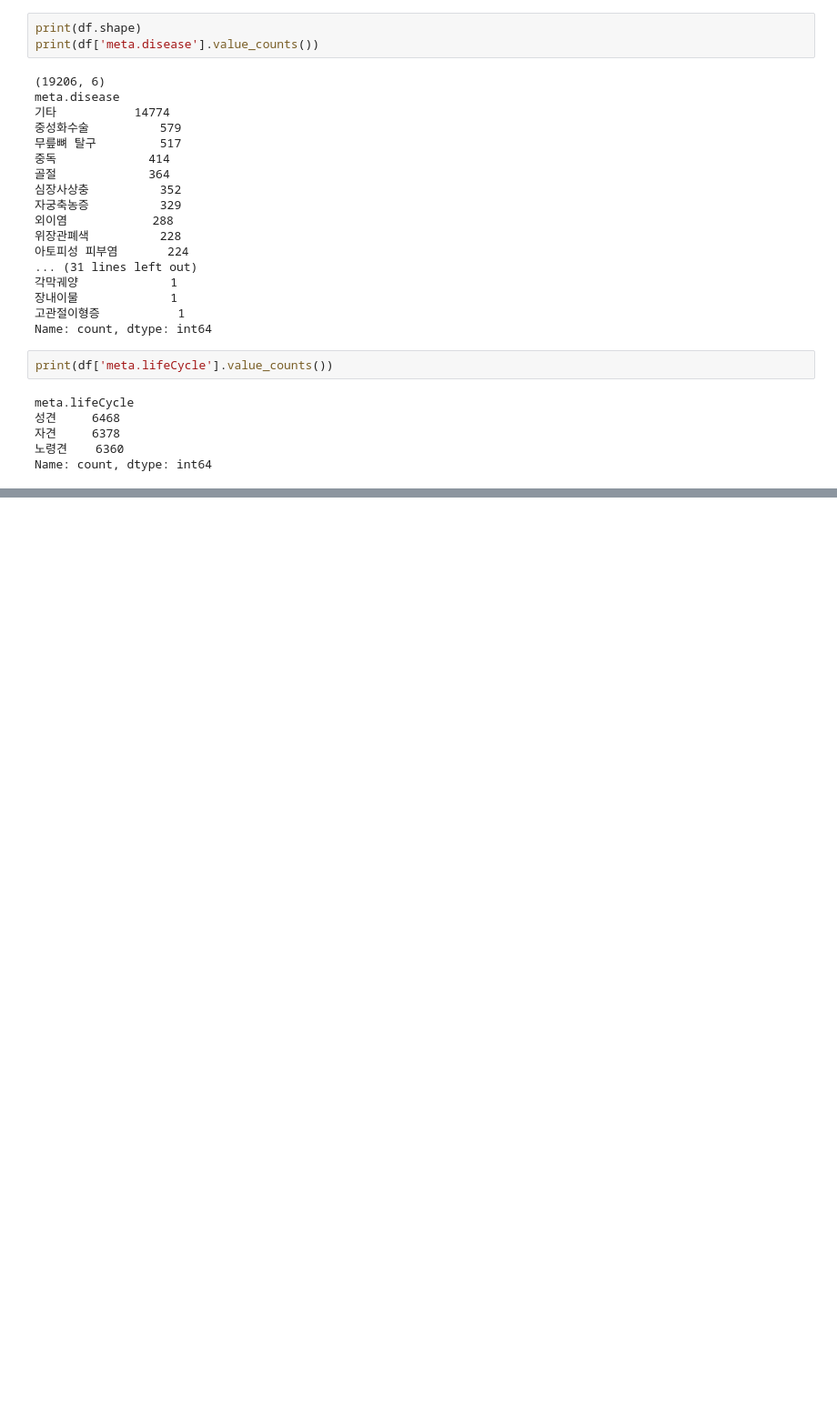
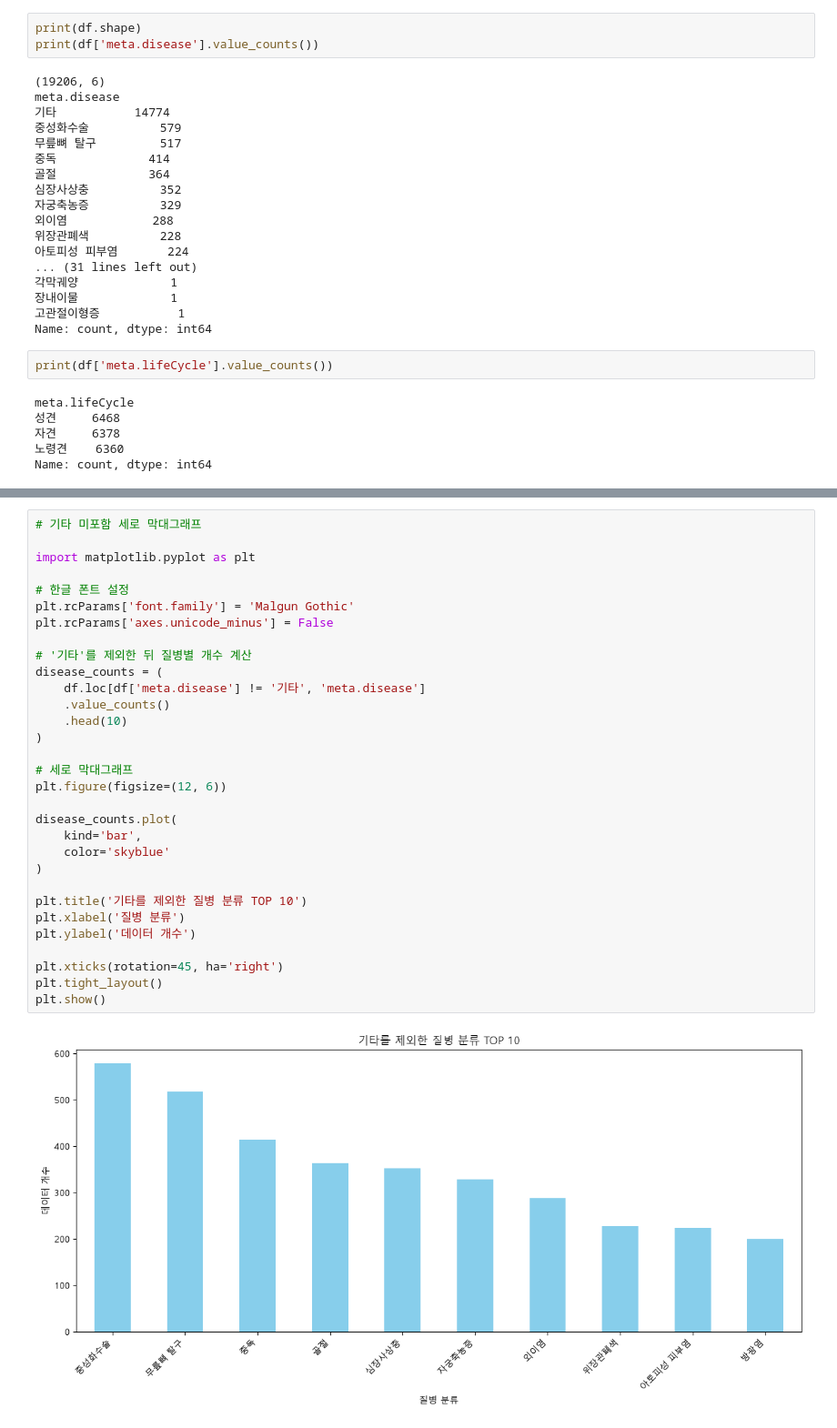
Before and after one commit to encore-ai-campus/mle-01-p1-team2, a Jupyter notebook: notebooks/data_analysis.ipynb, the cells around one changed output, grey strips where cells are left out. Shown at 91% size. Drawn from its saved outputs; the diff is of its cells as text; blank space fills up the shorter version.

```diff
--- a/notebooks/data_analysis.ipynb
+++ b/notebooks/data_analysis.ipynb
@@ -91,0 +144,33 @@ Name: count, dtype: int64
+# %%
+# 기타 미포함 세로 막대그래프
+
+import matplotlib.pyplot as plt
+
+# 한글 폰트 설정
+plt.rcParams['font.family'] = 'Malgun Gothic'
+plt.rcParams['axes.unicode_minus'] = False
+
+# '기타'를 제외한 뒤 질병별 개수 계산
+disease_counts = (
+    df.loc[df['meta.disease'] != '기타', 'meta.disease']
+    .value_counts()
+    .head(10)
+)
+
+# 세로 막대그래프
+plt.figure(figsize=(12, 6))
+
+disease_counts.plot(
+    kind='bar',
+    color='skyblue'
+)
+
+plt.title('기타를 제외한 질병 분류 TOP 10')
+plt.xlabel('질병 분류')
+plt.ylabel('데이터 개수')
+
+plt.xticks(rotation=45, ha='right')
+plt.tight_layout()
+plt.show()
+# %% [output]
+[figure, added]
```
Also changed, not shown: parts of 15 cells of this notebook, 1 other file.
